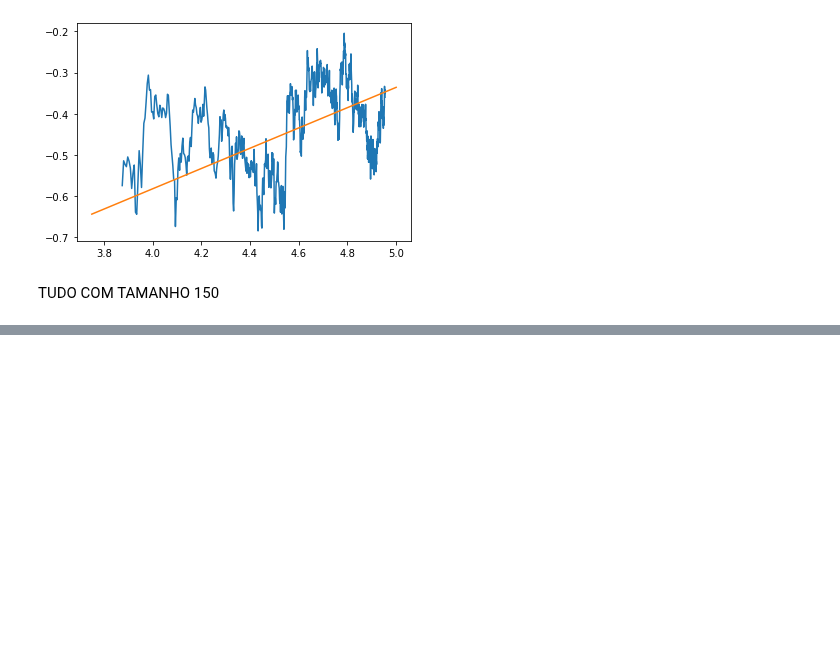
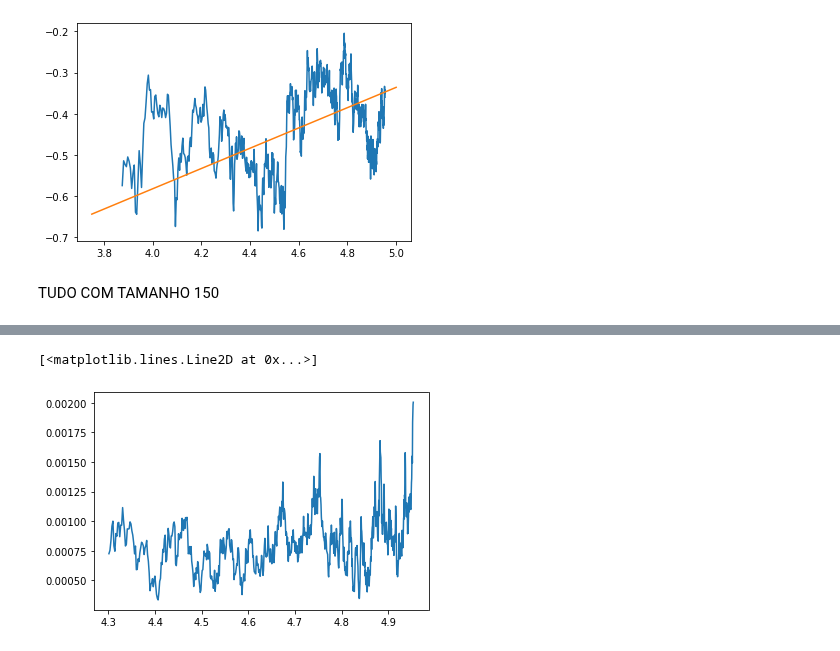
Before and after one commit to xValentim/Predator_Prey_NN, a Jupyter notebook: exponent_beta_nu_z_validate.ipynb, the cells around one changed output, grey strips where cells are left out. Drawn from its saved outputs; the diff is of its cells as text; code cells hidden in the pictures; blank space fills up the shorter version.

Commit message:
Results exponents

```diff
--- a/exponent_beta_nu_z.ipynb
+++ b/exponent_beta_nu_z_validate.ipynb
@@ -359,3 +347,8 @@ plt.plot([3.75, 5], [susc_reg.predict([[3.75]])[0][0], susc_reg.predict([[5]])[0
 [figure]
 # %% [markdown]
 TUDO COM TAMANHO 150
+# %%
+df = pd.read_csv('data_w_policy_cc/results_0_w_policy_c26_200.csv')
+rho_2_barra = pd.DataFrame((df['rho'] ** 2).values, columns=['rho_2_barra'])
+df = pd.concat([df, rho_2_barra], axis=1)
+df
@@ -361,0 +369,11 @@ TUDO COM TAMANHO 150
+# %%
+for i in range(1, total_values):
+    x = pd.read_csv(f'data_w_policy_cc/results_{i}_w_policy_c26_200.csv')
+    rho_2_barra = pd.DataFrame((x['rho'] ** 2).values, columns=['rho_2_barra'])
+    x = pd.concat([x, rho_2_barra], axis=1)
+    df['rho'] += x['rho']
+    df['rho_2_barra'] += x['rho_2_barra']
+df['rho'] = df['rho'] / total_values
+df['rho_2_barra'] = df['rho_2_barra'] / total_values
+rho_barra_2 = pd.DataFrame((df['rho'] ** 2).values, columns=['rho_barra_2'])
+df = pd.concat([df, rho_barra_2], axis=1)
@@ -361,0 +396,3 @@ TUDO COM TAMANHO 150
+# %%
+U_L = df['rho_2_barra'] / df['rho_barra_2']
+delta_rho = (df['rho_2_barra'] - df['rho_barra_2']) * (200 * 200)
@@ -361,0 +438,5 @@ TUDO COM TAMANHO 150
+# %%
+plt.plot(np.log10(df['time'])[200:], np.log10(df['cumul'])[200:])
+# %% [output]
+[<matplotlib.lines.Line2D at 0x...>]
+[figure, added]
```
Also changed, not shown: parts of 16 cells of this notebook, 35 other files.
